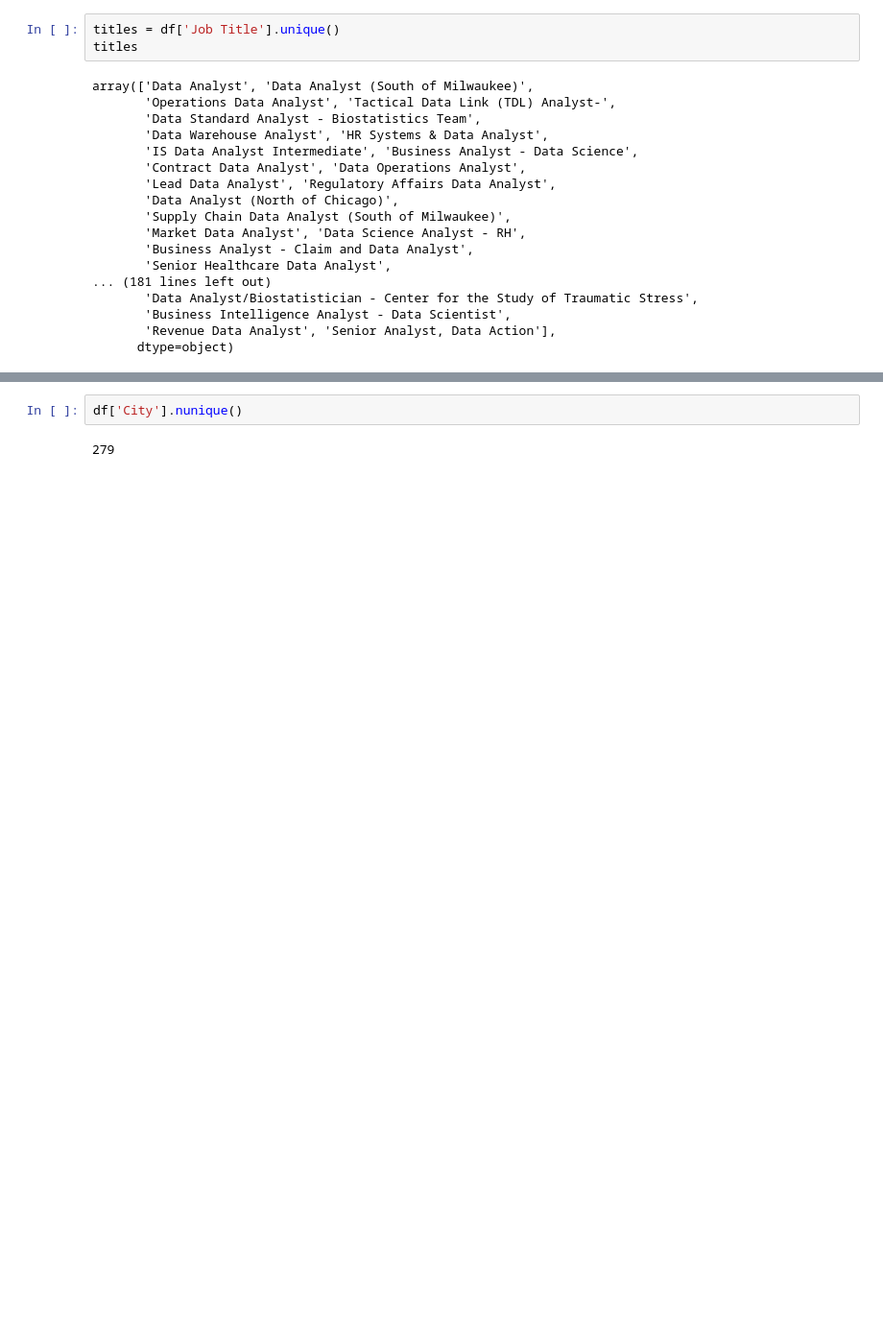
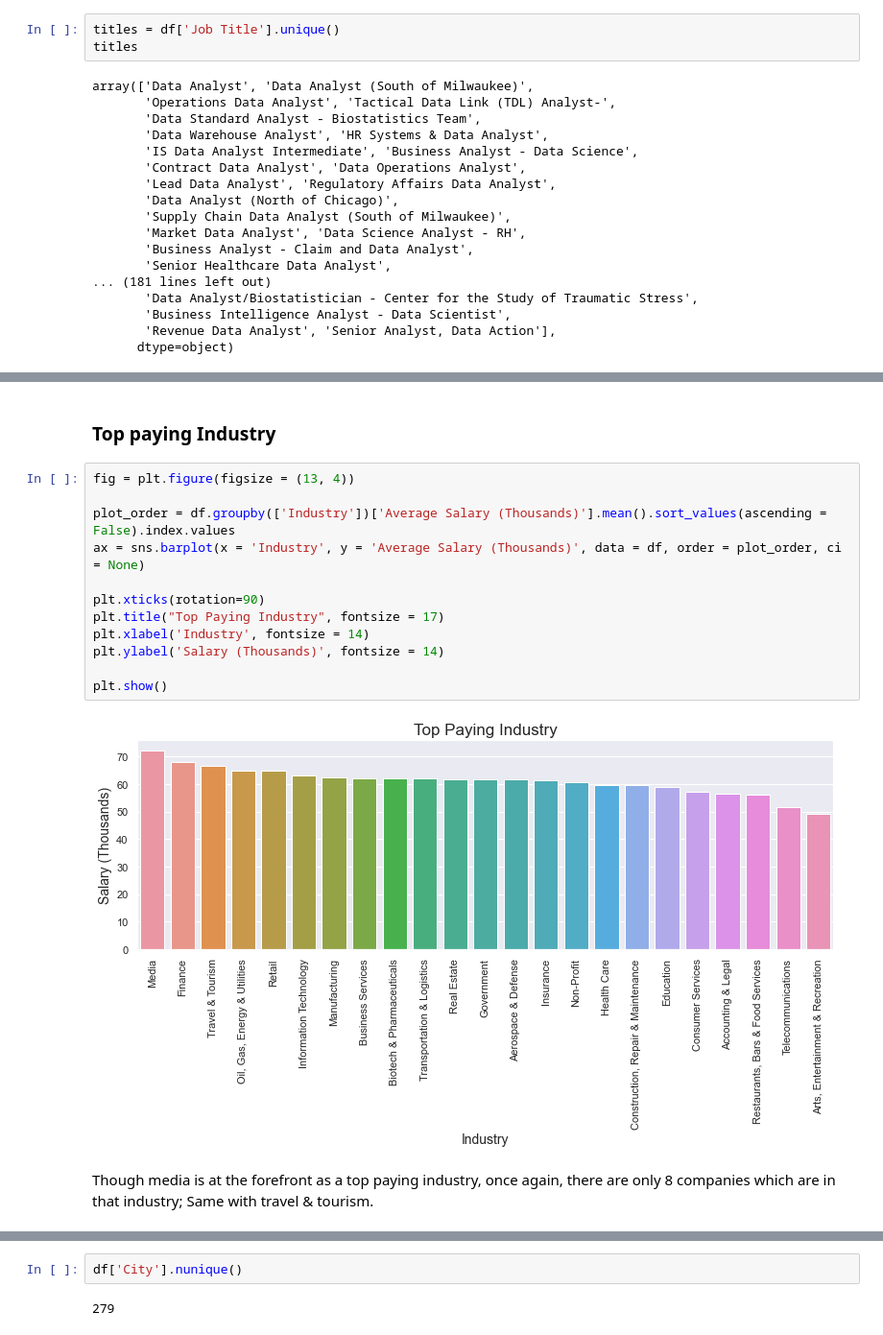
Before and after one commit to kodingwithkelly/GlassdoorProj, a Jupyter notebook: Glassdoor_EDA.ipynb, the cells around one changed output, grey strips where cells are left out. Shown at 96% size. Drawn from its saved outputs; the diff is of its cells as text; blank space fills up the shorter version.

```diff
--- a/Glassdoor_EDA.ipynb
+++ b/Glassdoor_EDA.ipynb
@@ -209,0 +141,18 @@ plt.show()
+# %% [markdown]
+### Top paying Industry
+# %%
+fig = plt.figure(figsize = (13, 4))
+
+plot_order = df.groupby(['Industry'])['Average Salary (Thousands)'].mean().sort_values(ascending = False).index.values
+ax = sns.barplot(x = 'Industry', y = 'Average Salary (Thousands)', data = df, order = plot_order, ci = None)
+
+plt.xticks(rotation=90)
+plt.title("Top Paying Industry", fontsize = 17)
+plt.xlabel('Industry', fontsize = 14)
+plt.ylabel('Salary (Thousands)', fontsize = 14)
+
+plt.show()
+# %% [output]
+[figure, added]
+# %% [markdown]
+Though media is at the forefront as a top paying industry, once again, there are only 8 companies which are in that industry; Same with travel & tourism.
```
Also changed, not shown: parts of 83 cells of this notebook, 5 other files.
